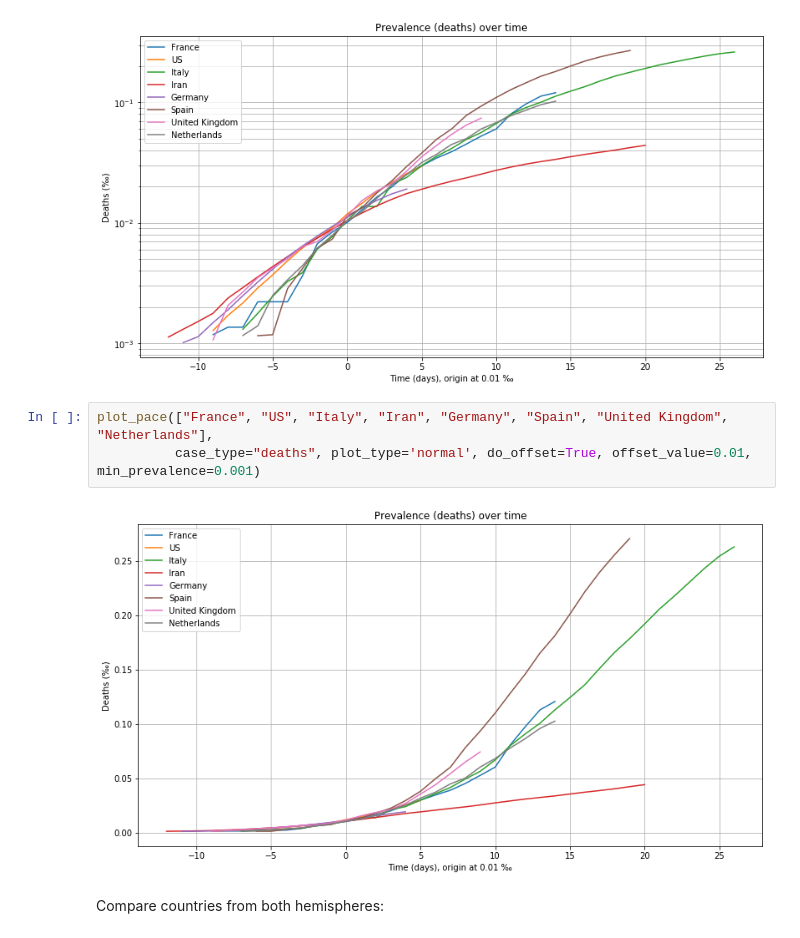
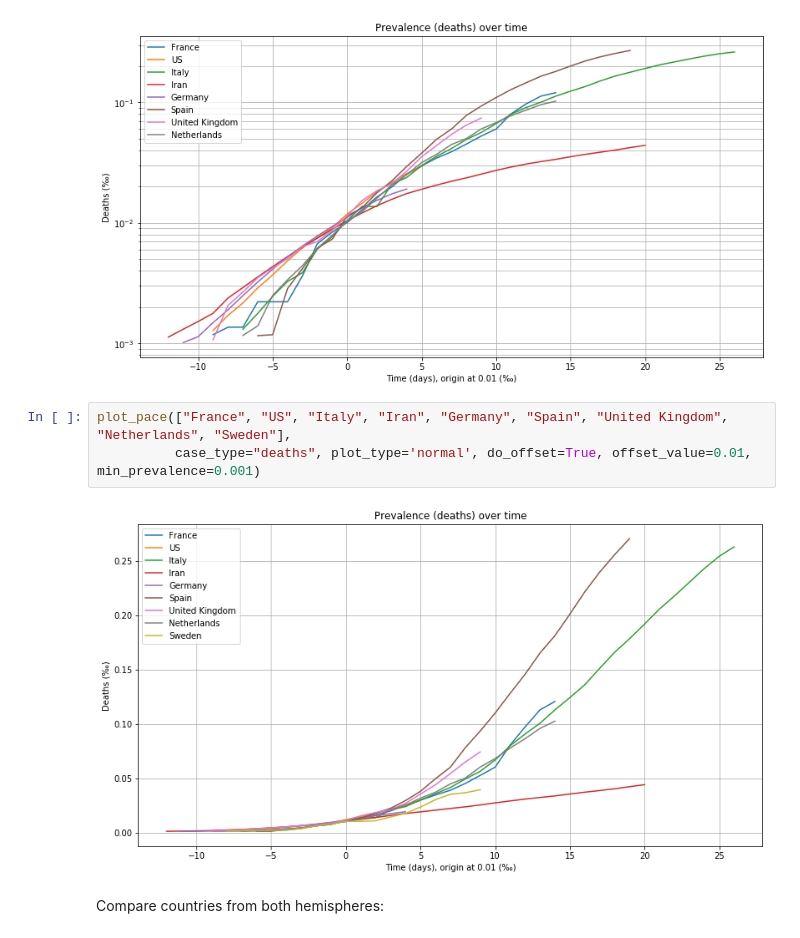
Before and after one commit to benjaminpillot/jupyter-notebooks, a Jupyter notebook: covid-notebook.ipynb, the cells around one changed output. Drawn from its saved outputs; the diff is of its cells as text.

```diff
--- a/covid-notebook.ipynb
+++ b/covid-notebook.ipynb
@@ -65,10 +66,10 @@ plot_pace(["France", "US", "Italy", "Iran", "Germany", "Spain", "United Kingdom"
 # %% [output]
 [figure]
 # %%
-plot_pace(["France", "US", "Italy", "Iran", "Germany", "Spain", "United Kingdom", "Netherlands"],
+plot_pace(["France", "US", "Italy", "Iran", "Germany", "Spain", "United Kingdom", "Netherlands", "Sweden"],
           case_type="deaths", plot_type='normal', do_offset=True, offset_value=0.01, min_prevalence=0.001)
 # %% [output]
-[figure, old version]
+[figure, new version]
 # %% [markdown]
 Compare countries from both hemispheres:
 # %%
```
Also changed, not shown: parts of 2 cells of this notebook.
